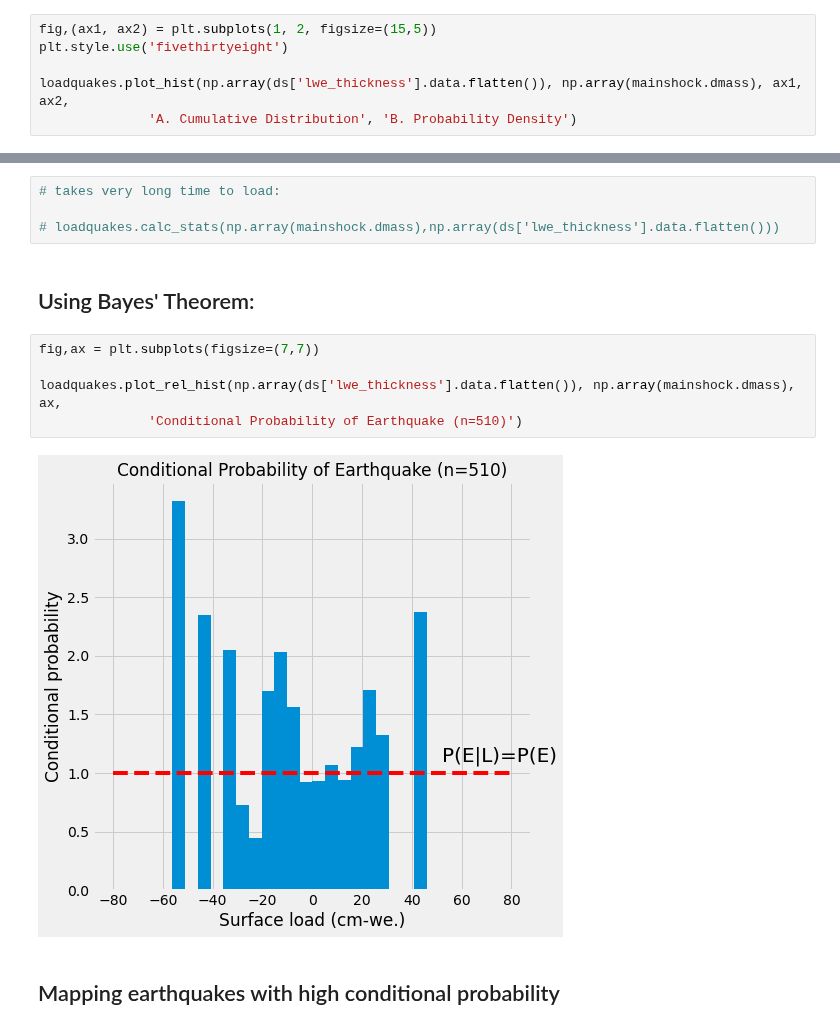
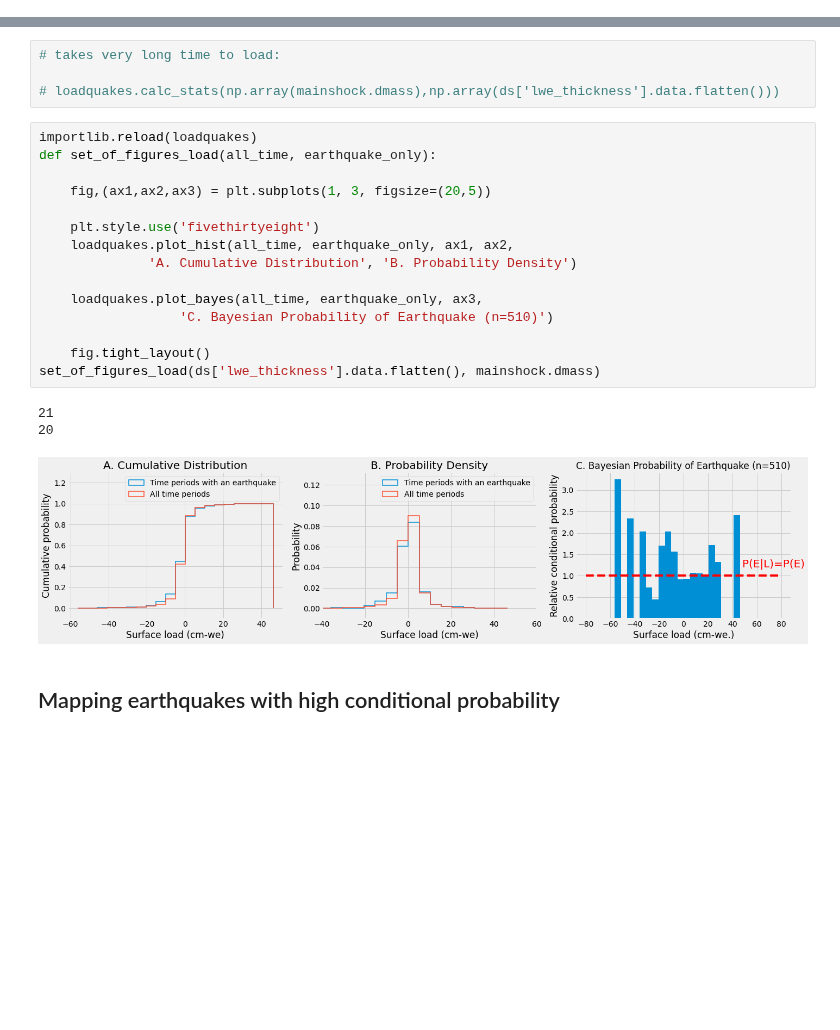
Before and after one commit to epic-research-group/surface-load-quakes, a Jupyter notebook: surface-load-mainshocks.ipynb, the cells around one changed output, grey strips where cells are left out. Drawn from its saved outputs; the diff is of its cells as text; blank space fills up the shorter version.

```diff
--- a/surface-load-mainshocks.ipynb
+++ b/surface-load-mainshocks.ipynb
@@ -119,6 +72,0 @@ importlib.reload(loadquakes)
-# %%
-fig,(ax1, ax2) = plt.subplots(1, 2, figsize=(15,5))
-plt.style.use('fivethirtyeight')
-
-loadquakes.plot_hist(np.array(ds['lwe_thickness'].data.flatten()), np.array(mainshock.dmass), ax1, ax2,
-              'A. Cumulative Distribution', 'B. Probability Density')
@@ -128,14 +74,24 @@ loadquakes.plot_hist(np.array(ds['lwe_thickness'].data.flatten()), np.array(main
 # takes very long time to load:
 
 # loadquakes.calc_stats(np.array(mainshock.dmass),np.array(ds['lwe_thickness'].data.flatten()))
-# %% [markdown]
-## Using Bayes' Theorem:
-# %%
-fig,ax = plt.subplots(figsize=(7,7))
-
-loadquakes.plot_rel_hist(np.array(ds['lwe_thickness'].data.flatten()), np.array(mainshock.dmass), ax,
-              'Conditional Probability of Earthquake (n=510)')
-# %% [output]
-[figure, removed]
+# %%
+importlib.reload(loadquakes)
+def set_of_figures_load(all_time, earthquake_only):
+
+    fig,(ax1,ax2,ax3) = plt.subplots(1, 3, figsize=(20,5))
+
+    plt.style.use('fivethirtyeight')
+    loadquakes.plot_hist(all_time, earthquake_only, ax1, ax2,
+              'A. Cumulative Distribution', 'B. Probability Density')
+
+    loadquakes.plot_bayes(all_time, earthquake_only, ax3,
+                  'C. Bayesian Probability of Earthquake (n=510)')
+
+    fig.tight_layout()
+set_of_figures_load(ds['lwe_thickness'].data.flatten(), mainshock.dmass)
+# %% [output]
+21
+20
+[figure, added]
 # %% [markdown]
 ## Mapping earthquakes with high conditional probability
```
Also changed, not shown: parts of 39 cells of this notebook, 1 other file.
